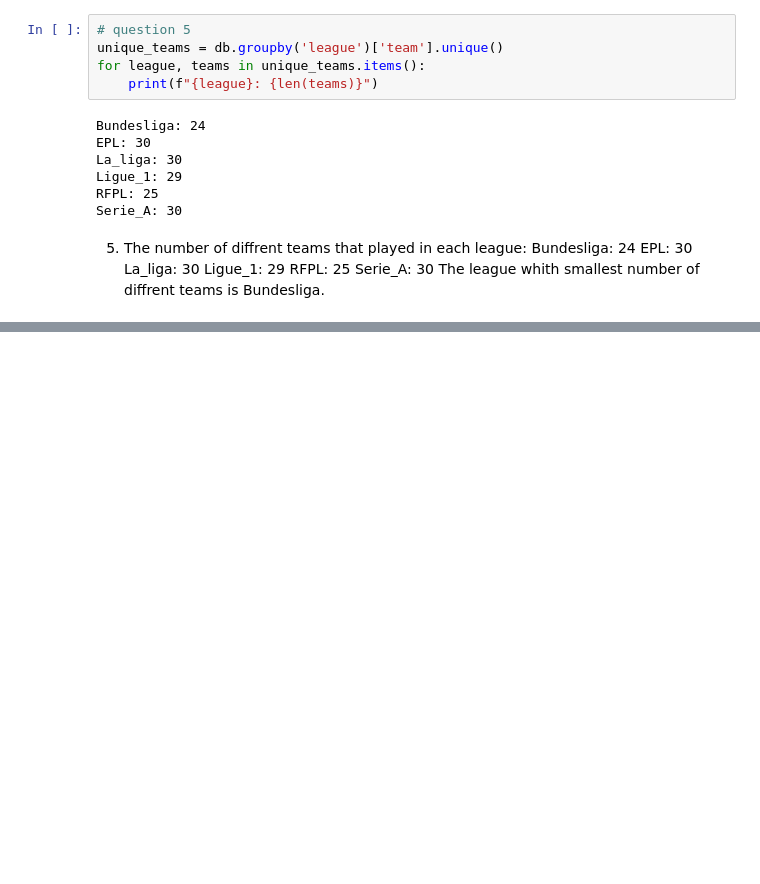
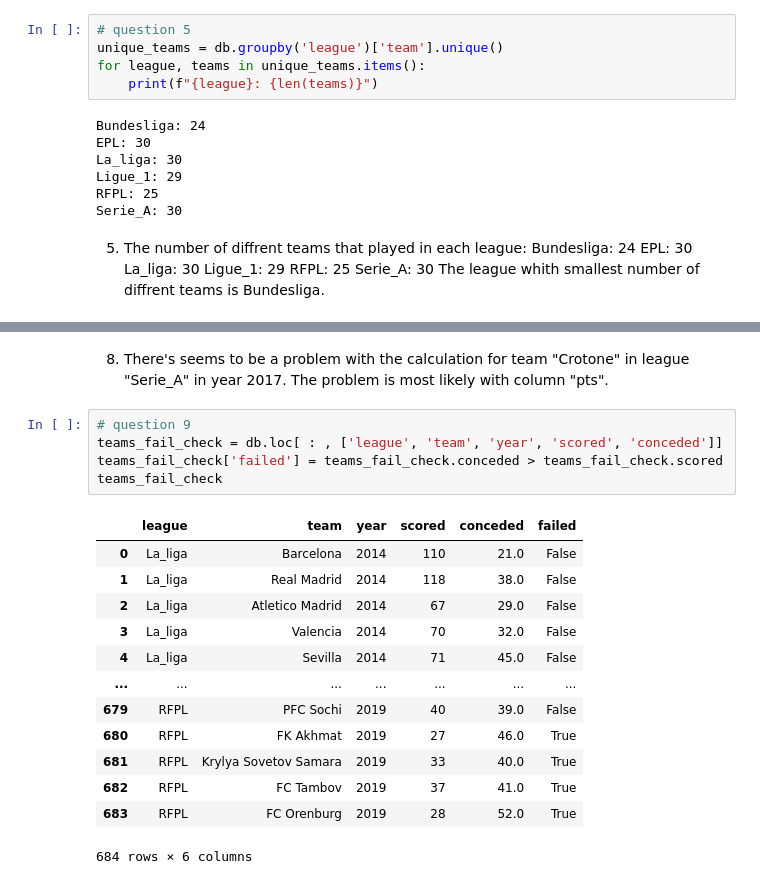
Before and after one commit to SofiaTRG/data_science_HW1, a Jupyter notebook: Untitled.ipynb, the cells around one changed output, grey strips where cells are left out. Cells and saved outputs as stored; diff of their text form; blank space fills up the shorter version.

```diff
--- a/Untitled.ipynb
+++ b/Untitled.ipynb
@@ -115,0 +153,21 @@ position_league = db.groupby(['league', 'team', 'year'])['position'].mean()
+# %% [markdown]
+8. There's seems to be a problem with the calculation for team "Crotone" in league "Serie_A" in year 2017. The problem is most likely with column "pts".
+# %%
+# question 9
+teams_fail_check = db.loc[ : , ['league', 'team', 'year', 'scored', 'conceded']]
+teams_fail_check['failed'] = teams_fail_check.conceded > teams_fail_check.scored
+teams_fail_check
+# %% [output]
+|  | league | team | year | scored | conceded | failed |
+| 0 | La_liga | Barcelona | 2014 | 110 | 21.0 | False |
+| 1 | La_liga | Real Madrid | 2014 | 118 | 38.0 | False |
+| 2 | La_liga | Atletico Madrid | 2014 | 67 | 29.0 | False |
+| 3 | La_liga | Valencia | 2014 | 70 | 32.0 | False |
+| 4 | La_liga | Sevilla | 2014 | 71 | 45.0 | False |
+| ... | ... | ... | ... | ... | ... | ... |
+| 679 | RFPL | PFC Sochi | 2019 | 40 | 39.0 | False |
+| 680 | RFPL | FK Akhmat | 2019 | 27 | 46.0 | True |
+| 681 | RFPL | Krylya Sovetov Samara | 2019 | 33 | 40.0 | True |
+| 682 | RFPL | FC Tambov | 2019 | 37 | 41.0 | True |
+| 683 | RFPL | FC Orenburg | 2019 | 28 | 52.0 | True |
+684 rows × 6 columns
```
Also changed, not shown: parts of 11 cells of this notebook.
